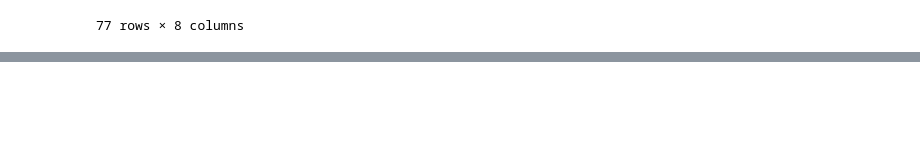
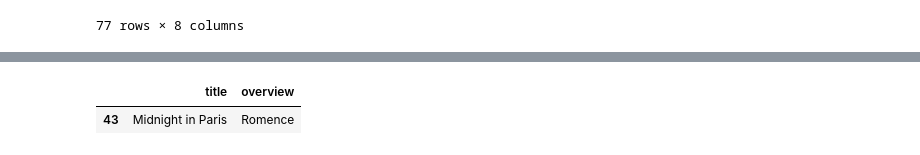
Before and after one commit to BenjaminGMC/sic_ai_2025_jun, a Jupyter notebook: 04pln/clase_30.ipynb, the cells around one changed output, grey strips where cells are left out. Cells and saved outputs as stored; diff of their text form; code cells hidden in the pictures; blank space fills up the shorter version.

```diff
--- a/04pln/clase_30.ipynb
+++ b/04pln/clase_30.ipynb
@@ -152,10 +159,13 @@ df.head()
 # %%
 # Búsqueda básica
 def busqueda_basica(query):
     resultados = df[df['overview'].str.contains(query, case=False, na=False)]
     return resultados[['title', 'overview']].head(5)
 
-busqueda_basica("space")
+busqueda_basica("Rome")
+# %% [output]
+|  | title | overview |
+| 43 | Midnight in Paris | Romence |
 # %%
 # (Opcional) Guardar en SQL
 conn = sqlite3.connect('peliculas.db')
```
Also changed, not shown: parts of 6 cells of this notebook.
